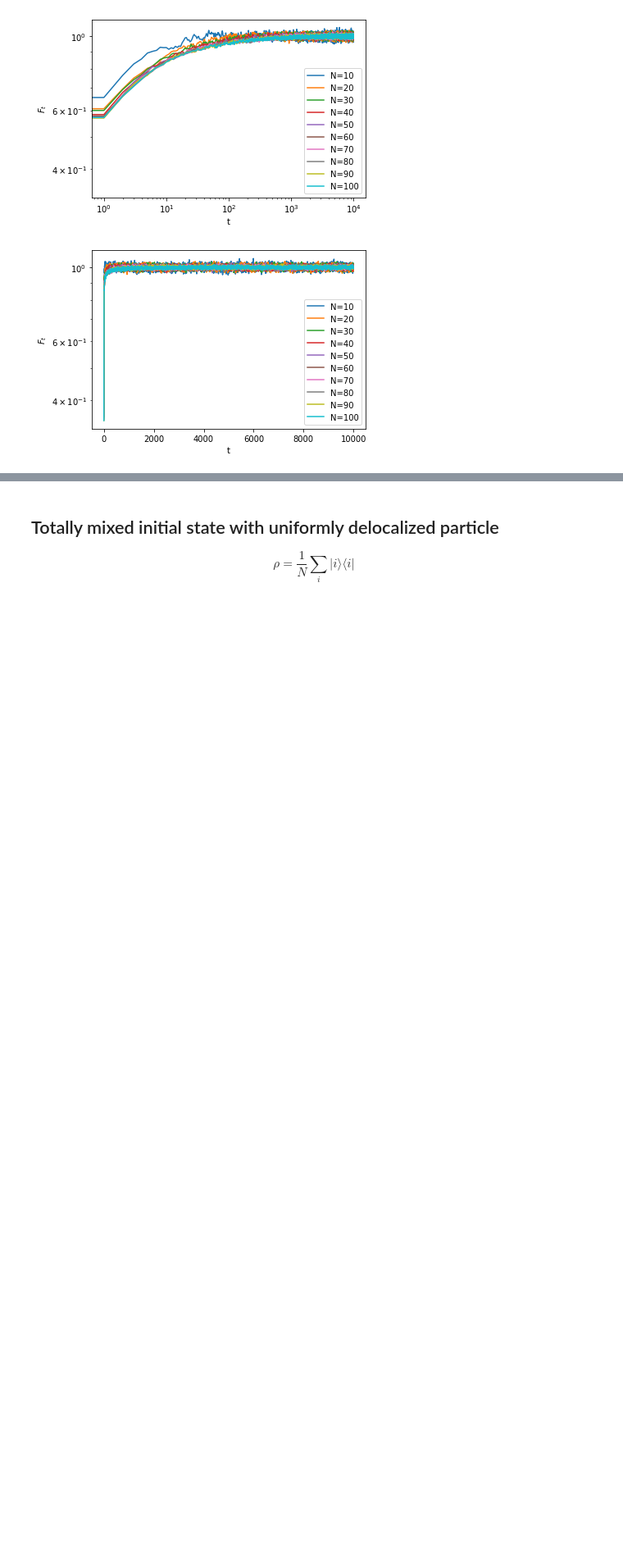
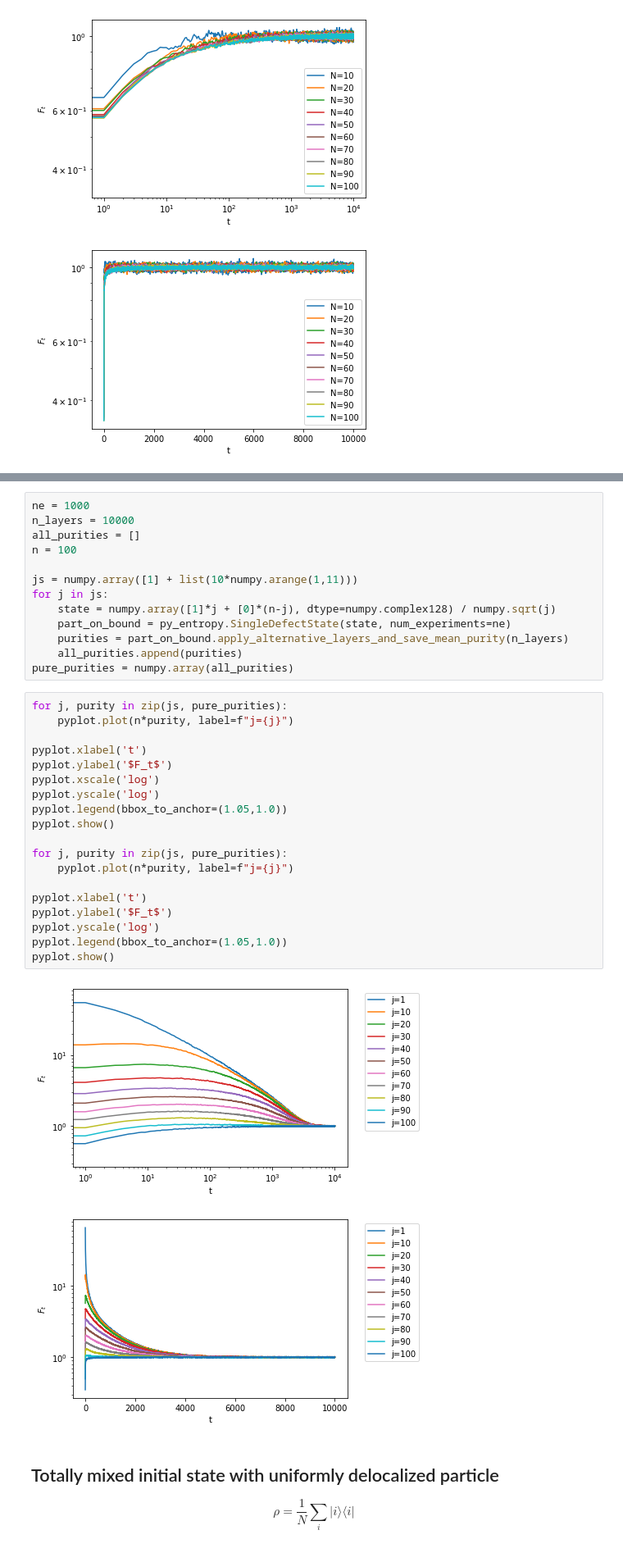
Before and after one commit to Renmusxd/RandomUnitaryLayers, a Jupyter notebook: jupyter/SingleDefectScenarios.ipynb, the cells around one changed output, grey strips where cells are left out. Shown at 82% size. Drawn from its saved outputs; the diff is of its cells as text; blank space fills up the shorter version.

```diff
--- a/jupyter/SingleDefectScenarios.ipynb
+++ b/jupyter/SingleDefectScenarios.ipynb
@@ -82,3 +97,38 @@ pyplot.show()
+# %%
+ne = 1000
+n_layers = 10000
+all_purities = []
+n = 100
+
+js = numpy.array([1] + list(10*numpy.arange(1,11)))
+for j in js:
+    state = numpy.array([1]*j + [0]*(n-j), dtype=numpy.complex128) / numpy.sqrt(j)
+    part_on_bound = py_entropy.SingleDefectState(state, num_experiments=ne)
+    purities = part_on_bound.apply_alternative_layers_and_save_mean_purity(n_layers)
+    all_purities.append(purities)
+pure_purities = numpy.array(all_purities)
+# %%
+for j, purity in zip(js, pure_purities):
+    pyplot.plot(n*purity, label=f"j={j}")
+
+pyplot.xlabel('t')
+pyplot.ylabel('$F_t$')
+pyplot.xscale('log')
+pyplot.yscale('log')
+pyplot.legend(bbox_to_anchor=(1.05,1.0))
+pyplot.show()
+
+for j, purity in zip(js, pure_purities):
+    pyplot.plot(n*purity, label=f"j={j}")
+
+pyplot.xlabel('t')
+pyplot.ylabel('$F_t$')
+pyplot.yscale('log')
+pyplot.legend(bbox_to_anchor=(1.05,1.0))
+pyplot.show()
+# %% [output]
+[figure, added]
+[figure, added]
 # %% [markdown]
 ## Totally mixed initial state with uniformly delocalized particle
 
```
Also changed, not shown: parts of 2 cells of this notebook.
